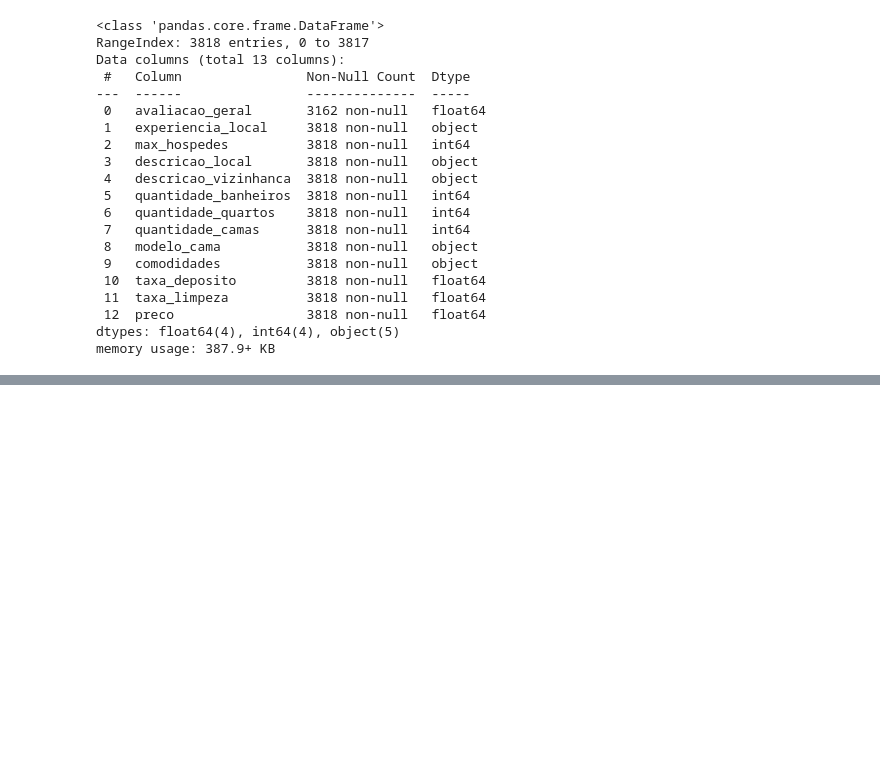
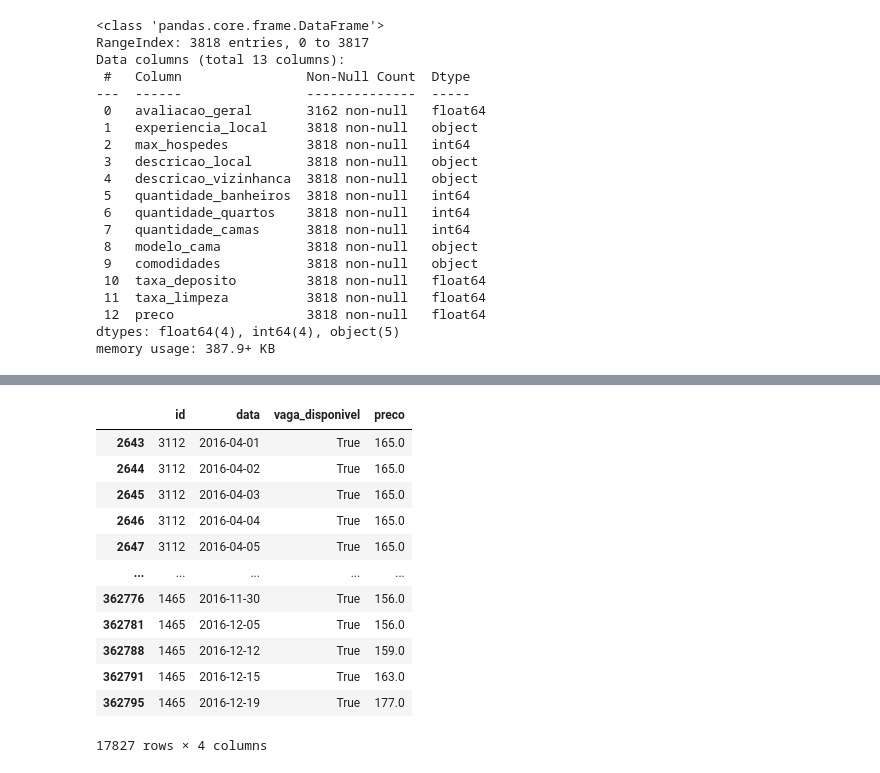
Before and after one commit to mVolpatoConsultorDS/Alura_ED_PythonOO, a Jupyter notebook: pipeline_dados/notebooks/pandas.ipynb, the cells around one changed output, grey strips where cells are left out. Saved outputs shown, nothing was run; the diff lists cells and outputs as text; code cells hidden in the pictures; blank space fills up the shorter version.

```diff
--- a/pipeline_dados/notebooks/pandas.ipynb
+++ b/pipeline_dados/notebooks/pandas.ipynb
@@ -193,0 +278,16 @@ memory usage: 387.9+ KB
+# %%
+dt_data.loc[(dt_data['preco'] > 150) & (dt_data['preco'] < 180)]
+# %% [output]
+|  | id | data | vaga_disponivel | preco |
+| 2643 | 3112 | 2016-04-01 | True | 165.0 |
+| 2644 | 3112 | 2016-04-02 | True | 165.0 |
+| 2645 | 3112 | 2016-04-03 | True | 165.0 |
+| 2646 | 3112 | 2016-04-04 | True | 165.0 |
+| 2647 | 3112 | 2016-04-05 | True | 165.0 |
+| ... | ... | ... | ... | ... |
+| 362776 | 1465 | 2016-11-30 | True | 156.0 |
+| 362781 | 1465 | 2016-12-05 | True | 156.0 |
+| 362788 | 1465 | 2016-12-12 | True | 159.0 |
+| 362791 | 1465 | 2016-12-15 | True | 163.0 |
+| 362795 | 1465 | 2016-12-19 | True | 177.0 |
+17827 rows × 4 columns
```
Also changed, not shown: parts of 19 cells of this notebook, 2 other files.
